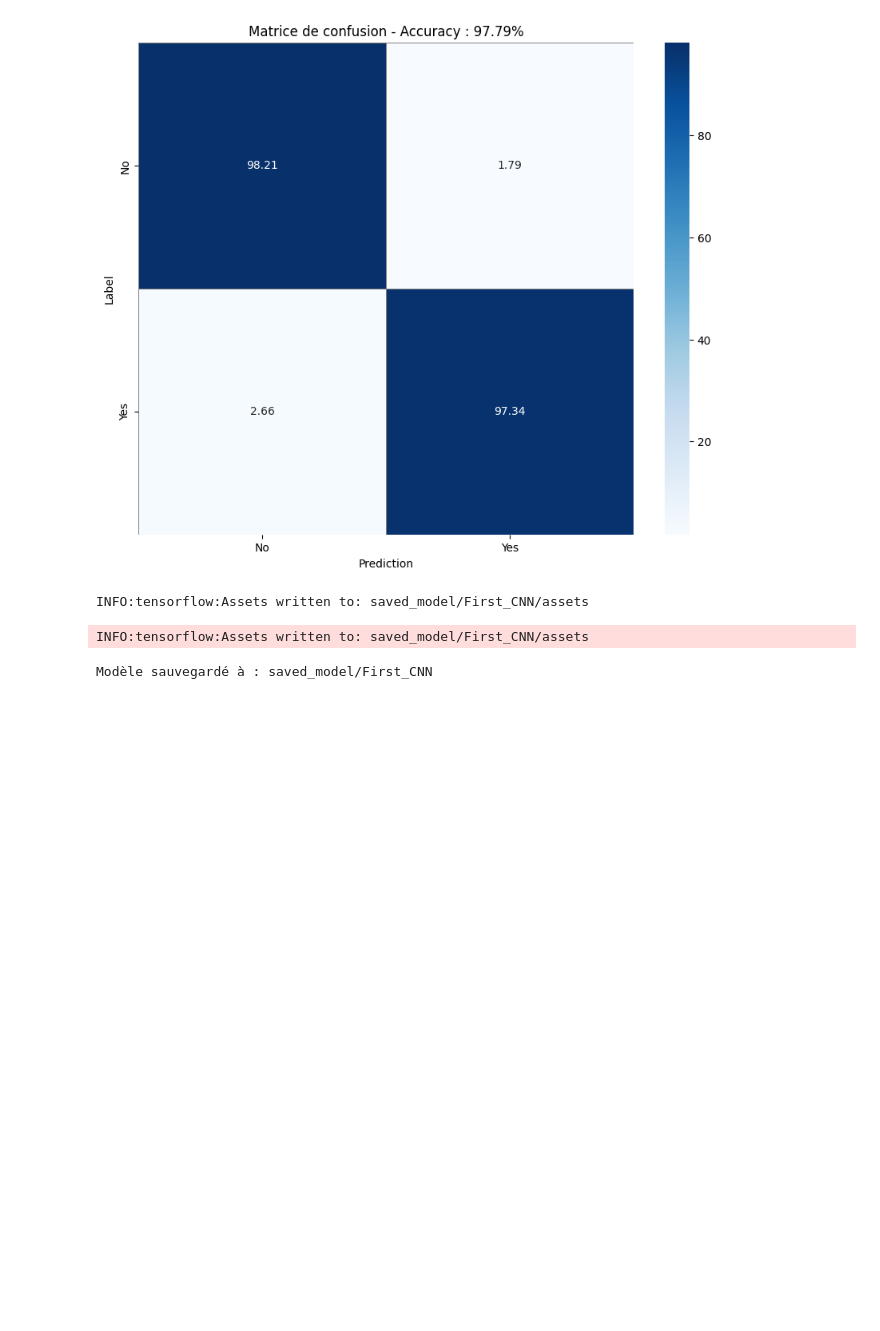
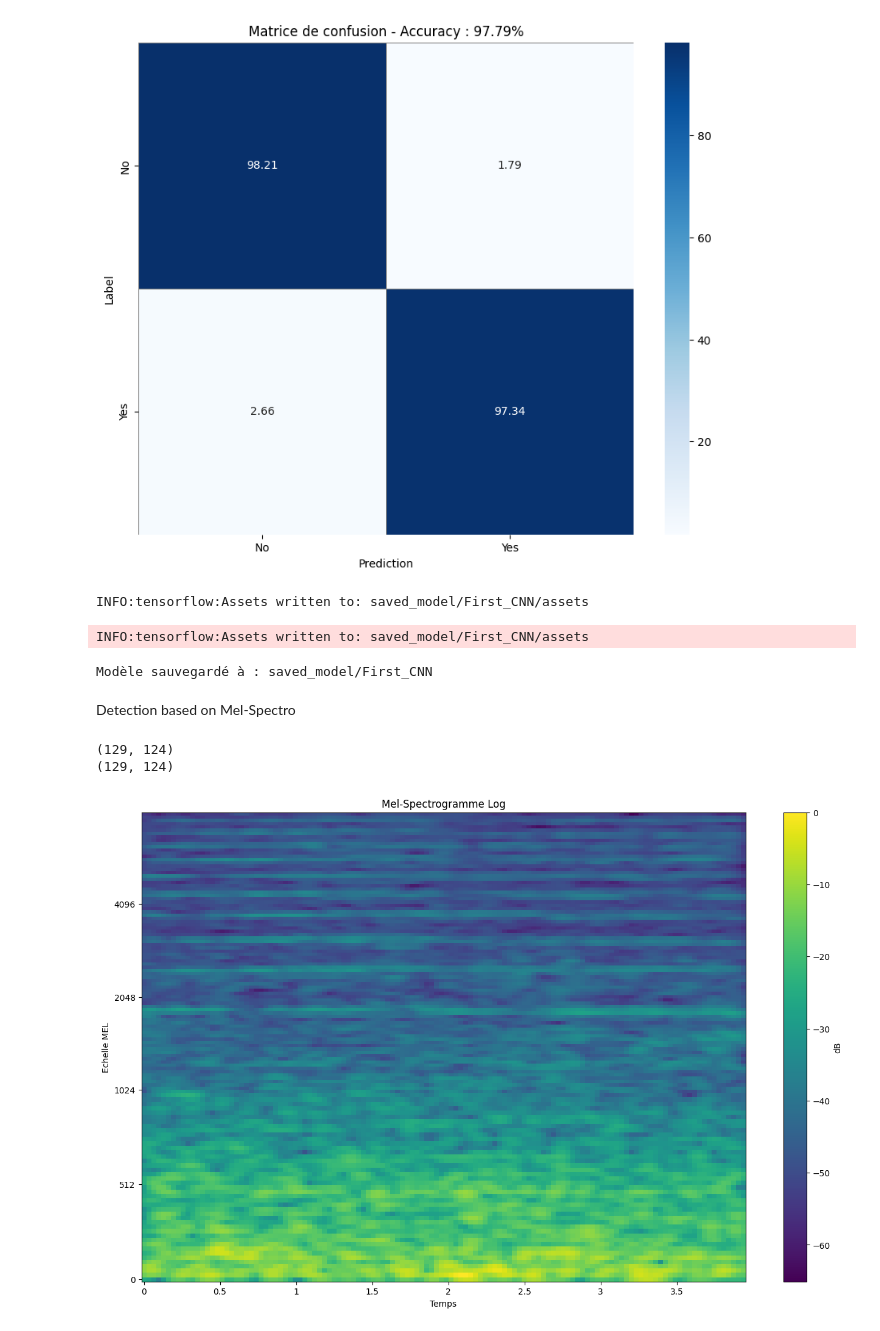
Before and after one commit to RaphaELGrisel/Drone_Audio_Classification, a Jupyter notebook: notebooks/exploration.ipynb, the cells around one changed output. Saved outputs shown, nothing was run; the diff lists cells and outputs as text; code cells hidden in the pictures; blank space fills up the shorter version.

```diff
--- a/notebooks/exploration.ipynb
+++ b/notebooks/exploration.ipynb
@@ -197,3 +201,13 @@ training.save_model(trained_cnn_1,"First_CNN")
 INFO:tensorflow:Assets written to: saved_model/First_CNN/assets
 INFO:tensorflow:Assets written to: saved_model/First_CNN/assets
 Modèle sauvegardé à : saved_model/First_CNN
+# %% [markdown]
+Detection based on Mel-Spectro
+# %%
+audio_for_mel = DataProcessing(file)
+# %%
+audio_for_mel.plot_mel_spectrogram(1)
+# %% [output]
+(129, 124)
+(129, 124)
+[figure, added]
```
Also changed, not shown: parts of 10 cells of this notebook, 1 other file.
